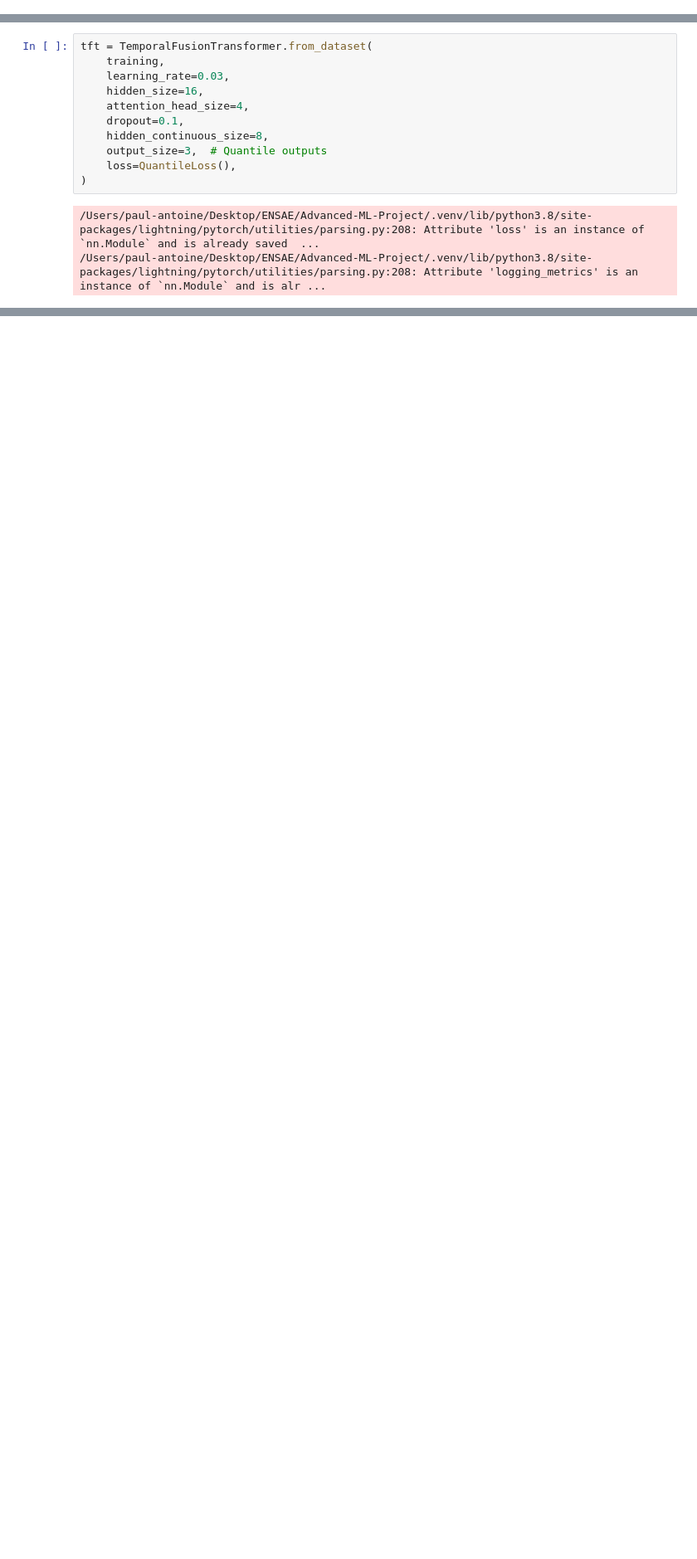
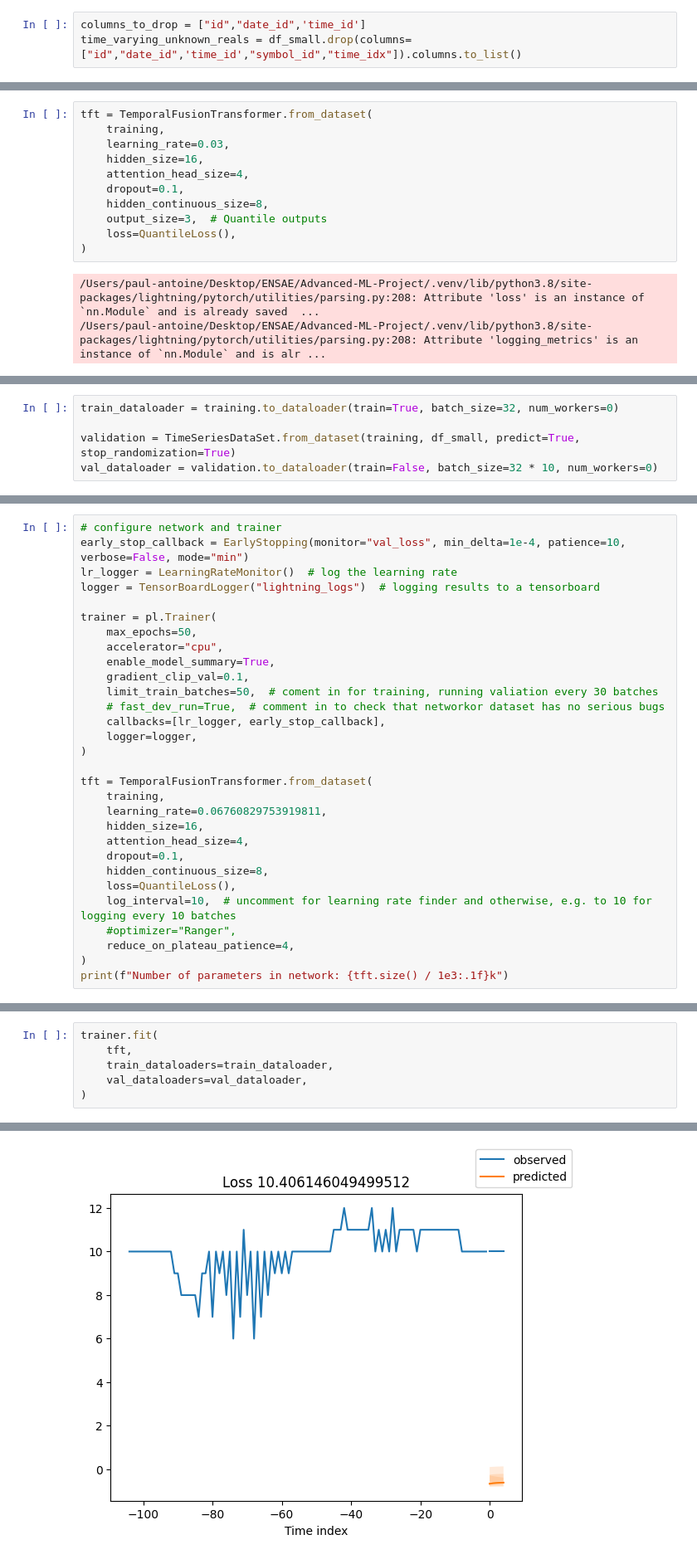
Before and after one commit to Bilg4me/Advanced-ML-Project, a Jupyter notebook: code/notebook.ipynb, the cells around one changed output, grey strips where cells are left out. Shown at 83% size. Drawn from its saved outputs; the diff is of its cells as text; blank space fills up the shorter version.

```diff
--- a/code/notebook.ipynb
+++ b/code/notebook.ipynb
@@ -120,2 +183,5 @@ predi
+# %%
+columns_to_drop = ["id","date_id",'time_id']
+time_varying_unknown_reals = df_small.drop(columns=["id","date_id",'time_id',"symbol_id","time_idx"]).columns.to_list()
 # %%
 training = TimeSeriesDataSet(
@@ -195,0 +218,5 @@ np.min(l)
+# %%
+train_dataloader = training.to_dataloader(train=True, batch_size=32, num_workers=0)
+
+validation = TimeSeriesDataSet.from_dataset(training, df_small, predict=True, stop_randomization=True)
+val_dataloader = validation.to_dataloader(train=False, batch_size=32 * 10, num_workers=0)
@@ -195,0 +279,30 @@ np.min(l)
+# %%
+# configure network and trainer
+early_stop_callback = EarlyStopping(monitor="val_loss", min_delta=1e-4, patience=10, verbose=False, mode="min")
+lr_logger = LearningRateMonitor()  # log the learning rate
+logger = TensorBoardLogger("lightning_logs")  # logging results to a tensorboard
+
+trainer = pl.Trainer(
+    max_epochs=50,
+    accelerator="cpu",
+    enable_model_summary=True,
+    gradient_clip_val=0.1,
+    limit_train_batches=50,  # coment in for training, running valiation every 30 batches
+    # fast_dev_run=True,  # comment in to check that networkor dataset has no serious bugs
+    callbacks=[lr_logger, early_stop_callback],
+    logger=logger,
+)
+
+tft = TemporalFusionTransformer.from_dataset(
+    training,
+    learning_rate=0.06760829753919811,
+    hidden_size=16,
+    attention_head_size=4,
+    dropout=0.1,
+    hidden_continuous_size=8,
+    loss=QuantileLoss(),
+    log_interval=10,  # uncomment for learning rate finder and otherwise, e.g. to 10 for logging every 10 batches
+    #optimizer="Ranger",
+    reduce_on_plateau_patience=4,
+)
+print(f"Number of parameters in network: {tft.size() / 1e3:.1f}k")
@@ -195,0 +314,7 @@ np.min(l)
+# %%
+trainer.fit(
+    tft,
+    train_dataloaders=train_dataloader,
+    val_dataloaders=val_dataloader,
+)
+# %% [output]
@@ -195,0 +339 @@ np.min(l)
+[figure, added]
```
Also changed, not shown: parts of 28 cells of this notebook.
